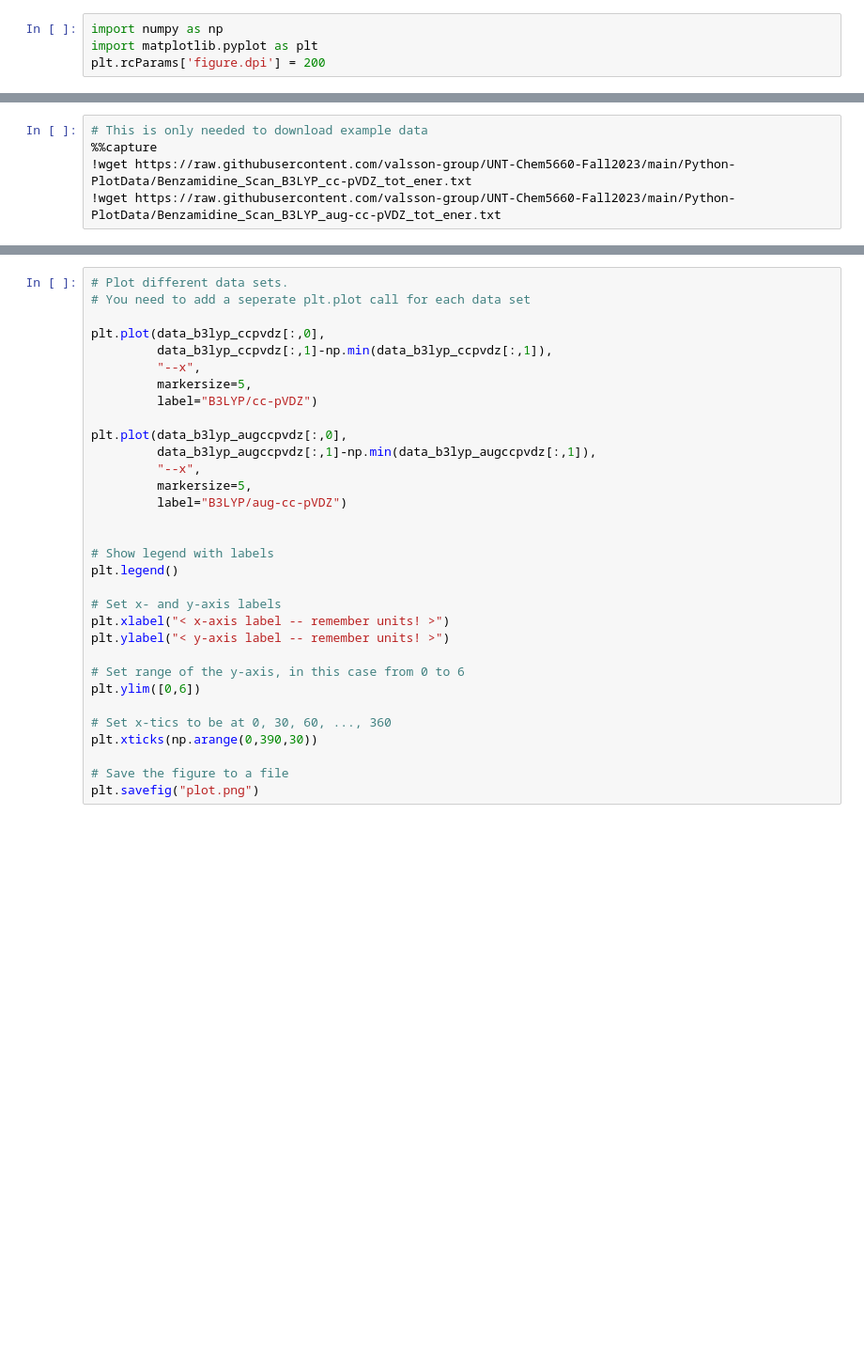
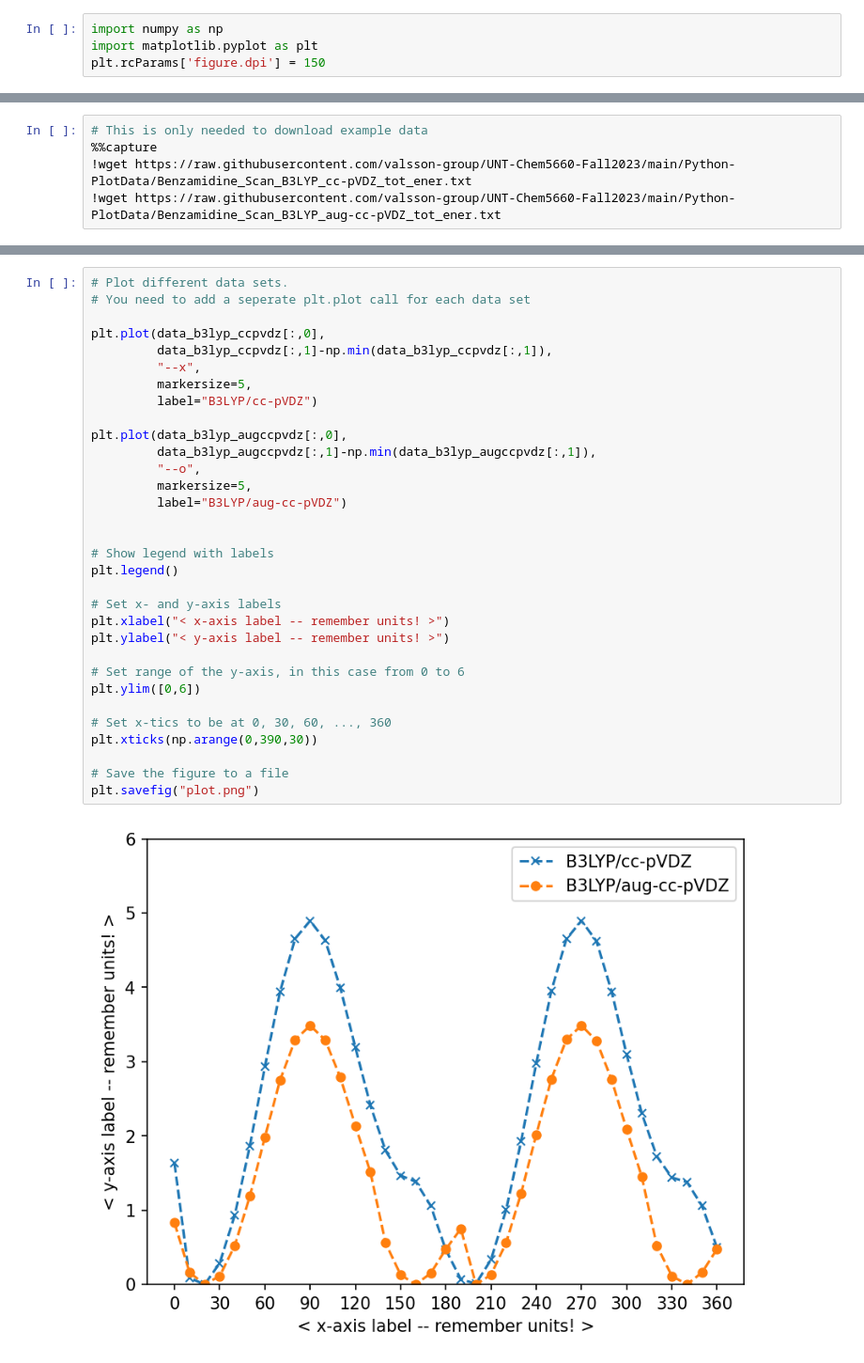
Before and after one commit to valsson-group/UNT-Chem5660-Fall2023, a Jupyter notebook: Python-PlotData/PlotDihedralData.ipynb, the cells around one changed output, grey strips where cells are left out. Shown at 94% size. Drawn from its saved outputs; the diff is of its cells as text; blank space fills up the shorter version.

```diff
--- a/Python-PlotData/PlotDihedralData.ipynb
+++ b/Python-PlotData/PlotDihedralData.ipynb
@@ -15,7 +15,7 @@ We first import the numpy and matplotlib packages
 # %%
 import numpy as np
 import matplotlib.pyplot as plt
-plt.rcParams['figure.dpi'] = 200
+plt.rcParams['figure.dpi'] = 150
 # %% [markdown]
 ## Loading the Datasets
 
@@ -97,31 +119,33 @@ The figure will be shown in the notebook. We can also save the figure to a file
 # Plot different data sets.
 # You need to add a seperate plt.plot call for each data set
 
 plt.plot(data_b3lyp_ccpvdz[:,0],
          data_b3lyp_ccpvdz[:,1]-np.min(data_b3lyp_ccpvdz[:,1]),
          "--x",
          markersize=5,
          label="B3LYP/cc-pVDZ")
 
 plt.plot(data_b3lyp_augccpvdz[:,0],
          data_b3lyp_augccpvdz[:,1]-np.min(data_b3lyp_augccpvdz[:,1]),
-         "--x",
+         "--o",
          markersize=5,
          label="B3LYP/aug-cc-pVDZ")
 
 
 # Show legend with labels
 plt.legend()
 
 # Set x- and y-axis labels
 plt.xlabel("< x-axis label -- remember units! >")
 plt.ylabel("< y-axis label -- remember units! >")
 
 # Set range of the y-axis, in this case from 0 to 6
 plt.ylim([0,6])
 
 # Set x-tics to be at 0, 30, 60, ..., 360
 plt.xticks(np.arange(0,390,30))
 
 # Save the figure to a file
 plt.savefig("plot.png")
+# %% [output]
+[figure, added]
```
Also changed, not shown: parts of 2 cells of this notebook.
